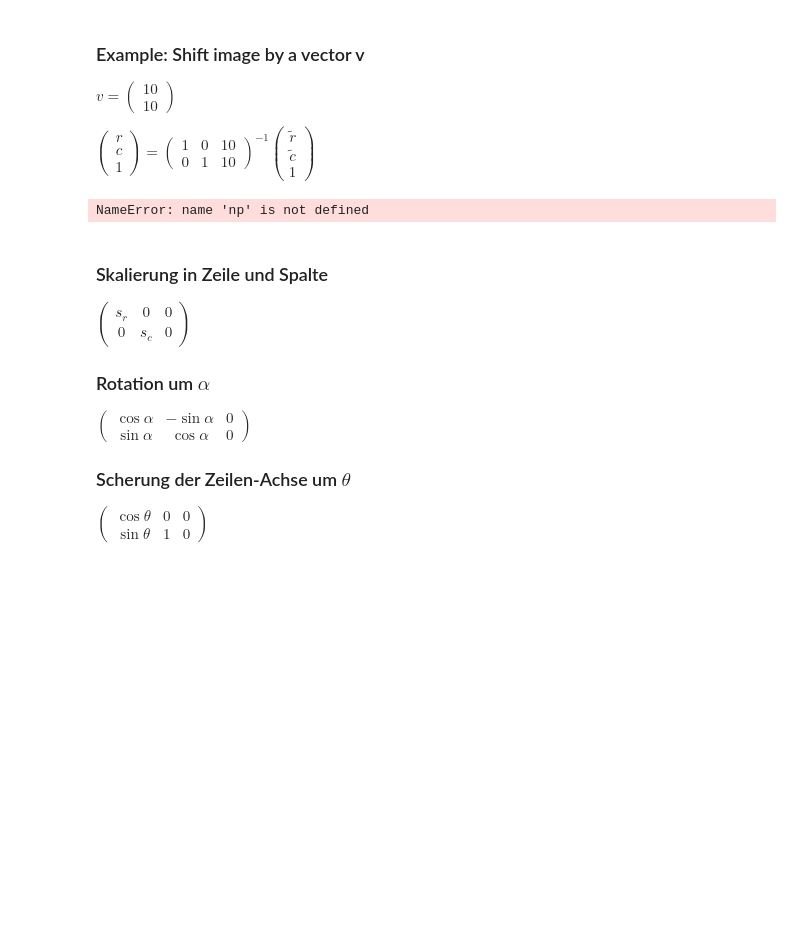
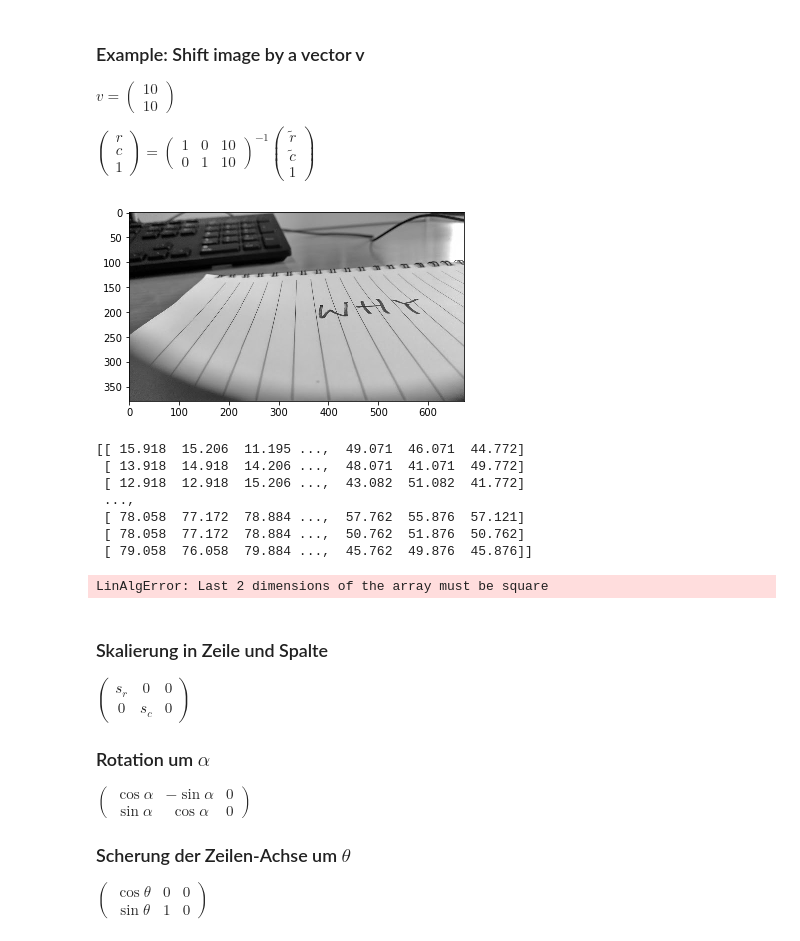
Before and after one commit to frankzl/machine-vision-algorithms, a Jupyter notebook: 02.2-Tranformations.ipynb, the cells around one changed output. Drawn from its saved outputs; the diff is of its cells as text; code cells hidden in the pictures; blank space fills up the shorter version.

Commit message:
translation part

```diff
--- a/02.2-Tranformations.ipynb
+++ b/02.2-Tranformations.ipynb
@@ -40,14 +40,41 @@ $
 # %%
 import img_reader as rd
 import numpy as np
+from numpy.linalg import inv
 
 img = rd.read_gray("images/01-why1.jpg")
 rd.show_img(img)
 
-translation = np.matrix( [[1,0,10],[0,1,10]] )
+translation = np.matrix( [[1,0,10],[0,1,0]] )
 print(img)
+img.shape
+transl_img = np.zeros(img.shape)
+for y in range(0,len(transl_img)):
+    for x in range(0,len(transl_img[0])):
+
+        vector = np.array([x,y,1]).T
+        original_point = np.dot( inv(translation), vector )
+
+        print(vector)
+        print(translation.I.T)
+
+        original_point = original_point.flatten()
+        print(original_point[0])
+
+
+        transl_img[y][x] = img[original_point[0]][original_point[1]]
+
+rd.show_img(tranl_img)
 # %% [output]
+[figure, added]
-NameError: name 'np' is not defined
+[[ 15.918  15.206  11.195 ...,  49.071  46.071  44.772]
+ [ 13.918  14.918  14.206 ...,  48.071  41.071  49.772]
+ [ 12.918  12.918  15.206 ...,  43.082  51.082  41.772]
+ ...,
+ [ 78.058  77.172  78.884 ...,  57.762  55.876  57.121]
+ [ 78.058  77.172  78.884 ...,  50.762  51.876  50.762]
+ [ 79.058  76.058  79.884 ...,  45.762  49.876  45.876]]
+LinAlgError: Last 2 dimensions of the array must be square
 # %% [markdown]
 ### Skalierung in Zeile und Spalte
 
```
